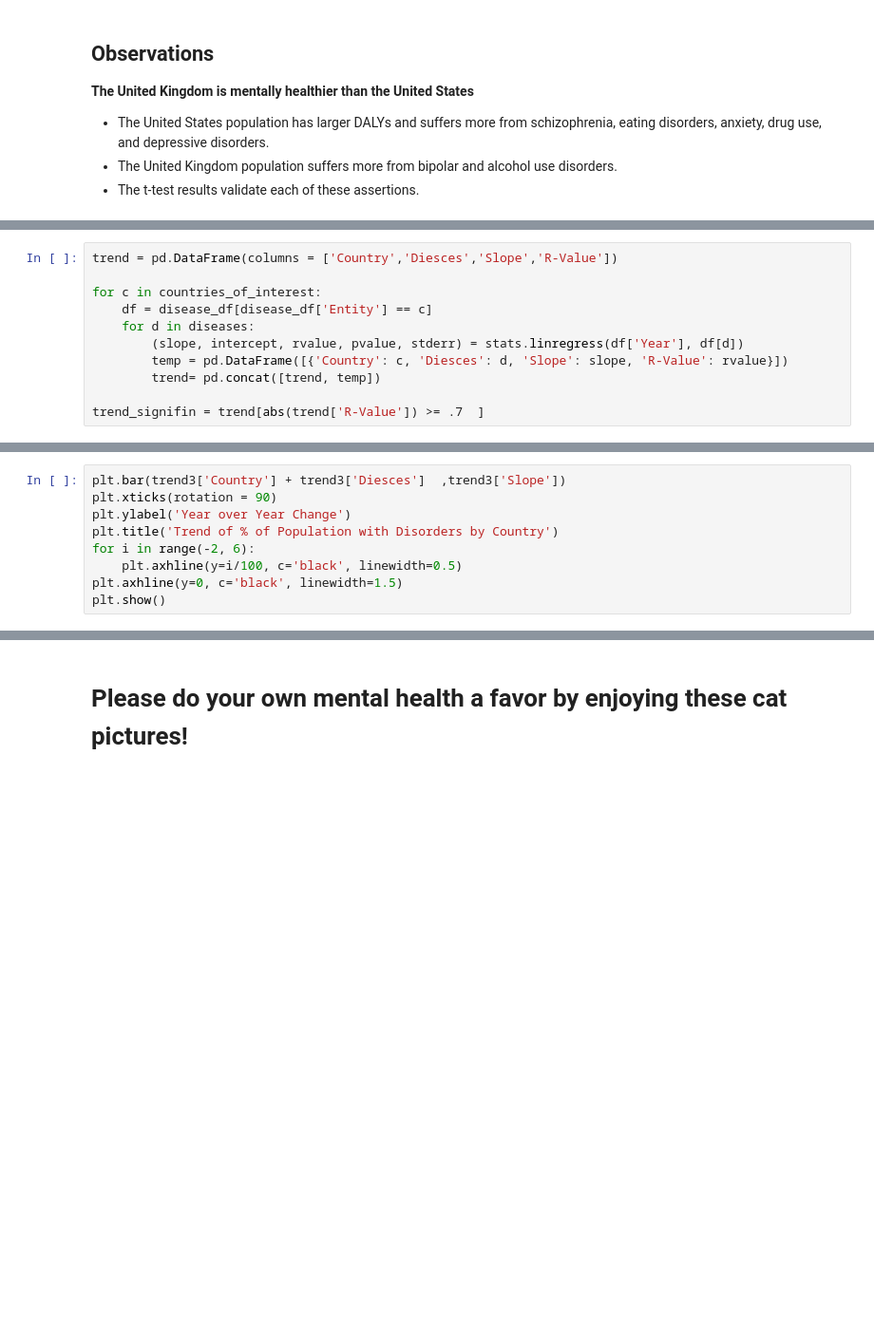
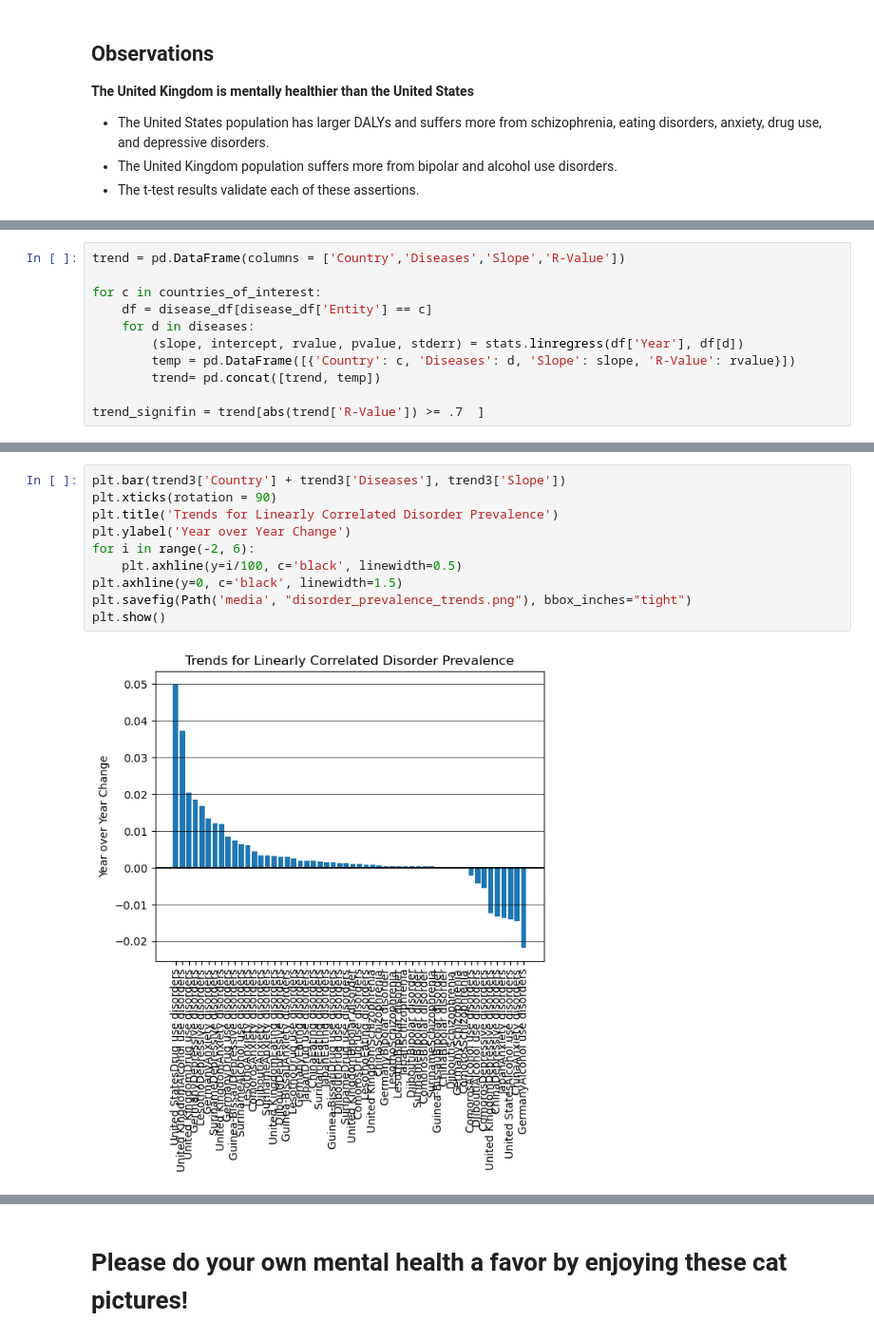
Before and after one commit to rutgers-bootcamp-project-1-team-5/mental_health, a Jupyter notebook: mental_health.ipynb, the cells around one changed output, grey strips where cells are left out. Shown at 95% size. Saved outputs shown, nothing was run; the diff lists cells and outputs as text; blank space fills up the shorter version.

Commit message:
new file:   media/disorder_prevalence_trends.png 	modified:   mental_health.ipynb

```diff
--- a/mental_health.ipynb
+++ b/mental_health.ipynb
@@ -371,11 +371,11 @@ us_uk_df
 # %%
-trend = pd.DataFrame(columns = ['Country','Diesces','Slope','R-Value'])
+trend = pd.DataFrame(columns = ['Country','Diseases','Slope','R-Value'])
 
 for c in countries_of_interest:
     df = disease_df[disease_df['Entity'] == c]
     for d in diseases:
         (slope, intercept, rvalue, pvalue, stderr) = stats.linregress(df['Year'], df[d])
-        temp = pd.DataFrame([{'Country': c, 'Diesces': d, 'Slope': slope, 'R-Value': rvalue}])
+        temp = pd.DataFrame([{'Country': c, 'Diseases': d, 'Slope': slope, 'R-Value': rvalue}])
         trend= pd.concat([trend, temp])
 
 trend_signifin = trend[abs(trend['R-Value']) >= .7  ]
@@ -393,10 +414,13 @@ trend3.tail()
 # %%
-plt.bar(trend3['Country'] + trend3['Diesces']  ,trend3['Slope'])
+plt.bar(trend3['Country'] + trend3['Diseases'], trend3['Slope'])
 plt.xticks(rotation = 90)
+plt.title('Trends for Linearly Correlated Disorder Prevalence')
 plt.ylabel('Year over Year Change')
-plt.title('Trend of % of Population with Disorders by Country')
 for i in range(-2, 6):
     plt.axhline(y=i/100, c='black', linewidth=0.5)
 plt.axhline(y=0, c='black', linewidth=1.5)
+plt.savefig(Path('media', "disorder_prevalence_trends.png"), bbox_inches="tight")
 plt.show()
+# %% [output]
+[figure, added]
 # %% [markdown]
```
Also changed, not shown: parts of 8 cells of this notebook, 1 other file.
